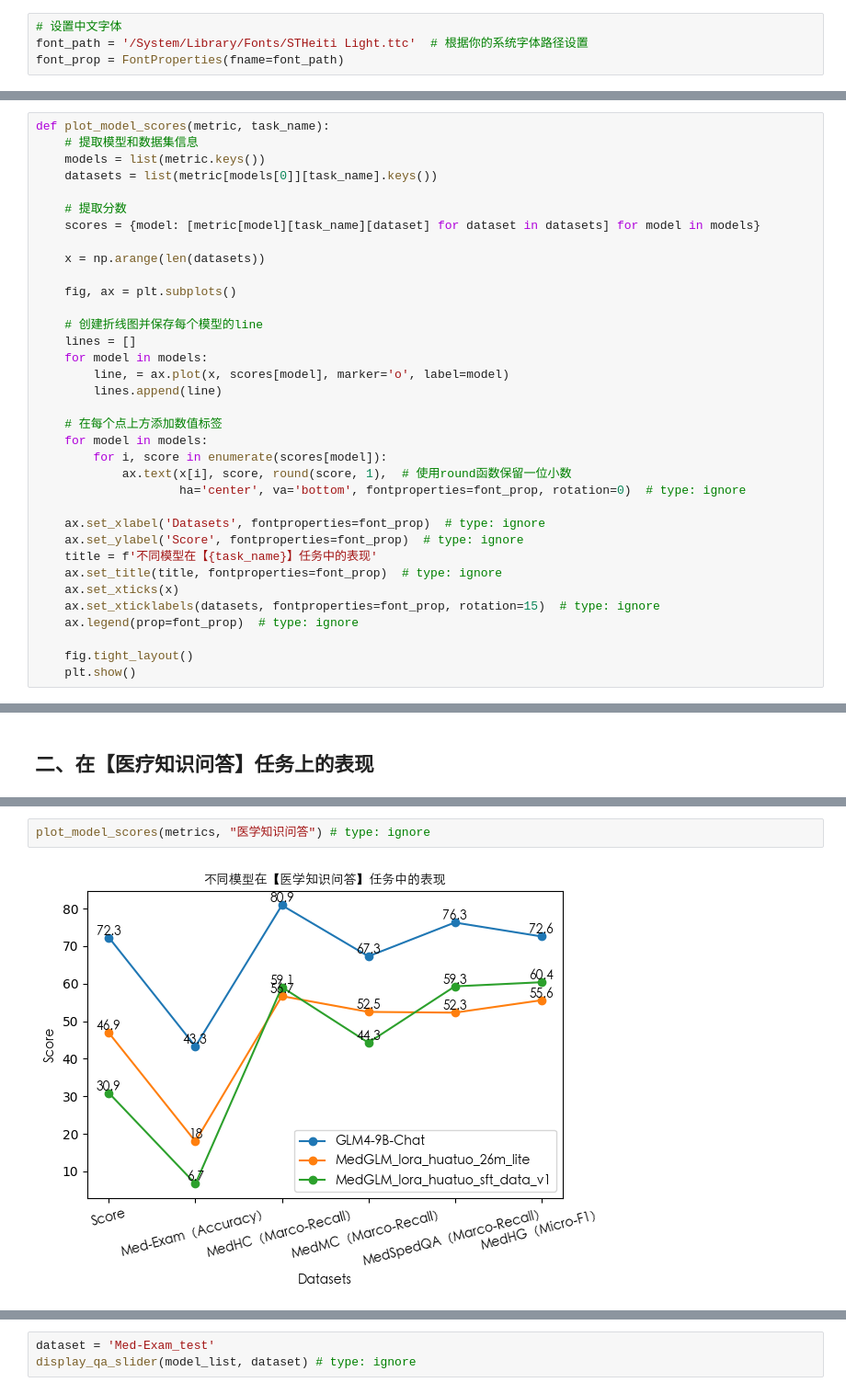
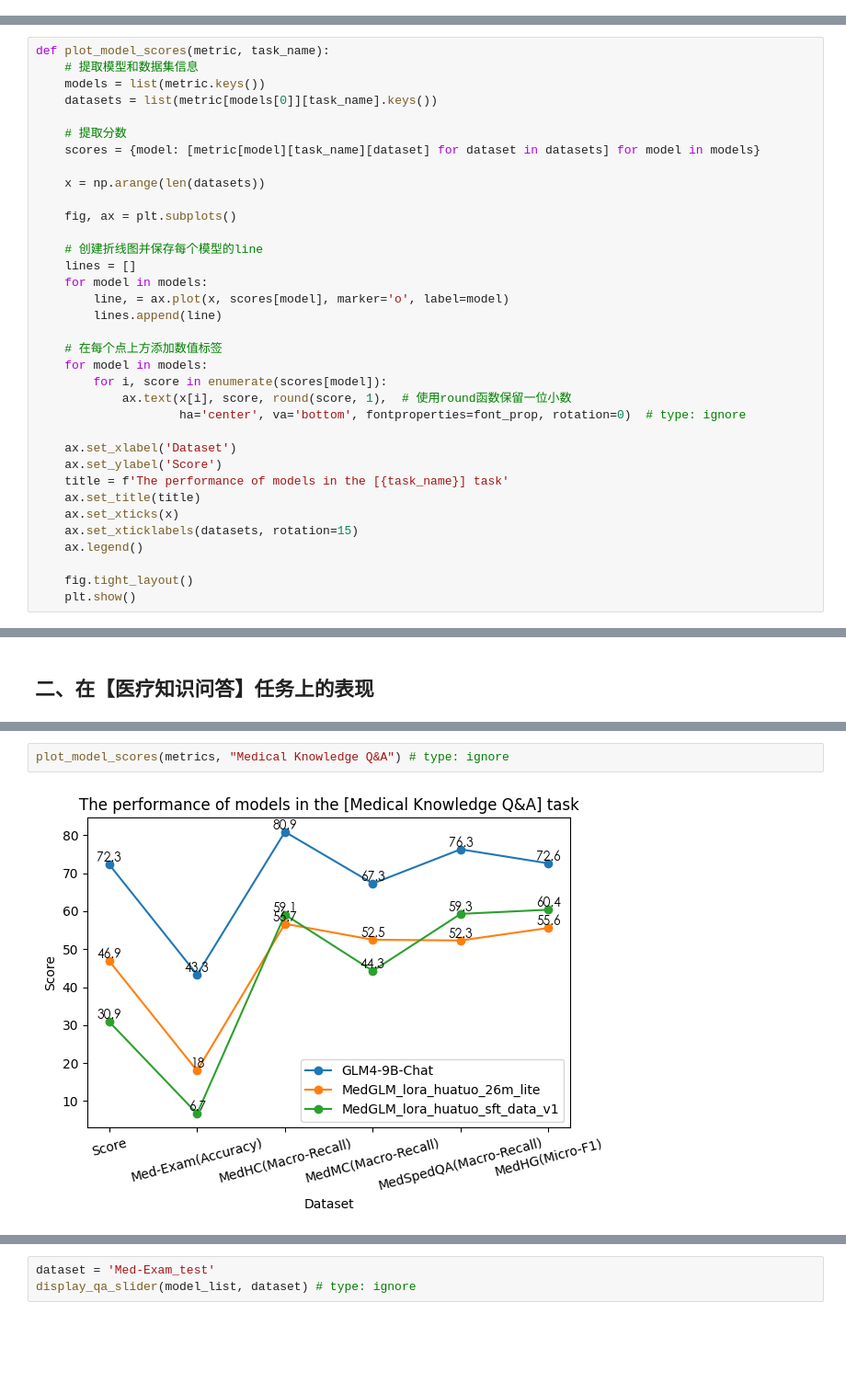
Before and after one commit to longyongchao/medglm-results-visualization, a Jupyter notebook: show_MedBench.ipynb, the cells around one changed output, grey strips where cells are left out. Shown at 92% size. Drawn from its saved outputs; the diff is of its cells as text; blank space fills up the shorter version.

```diff
--- a/show_MedBench.ipynb
+++ b/show_MedBench.ipynb
@@ -24,7 +22,3 @@ model_list = ['GLM4-9B-chat', 'MedGLM_lora_huatuo_26m_lite', 'MedGLM_lora_huatuo
 
 with open(METRICS_PATH, 'r', encoding='utf-8') as f:
     metrics = json.load(f)
-# %%
-# 设置中文字体
-font_path = '/System/Library/Fonts/STHeiti Light.ttc'  # 根据你的系统字体路径设置
-font_prop = FontProperties(fname=font_path)
@@ -53,13 +85,13 @@ def plot_model_scores(metric, task_name):
             ax.text(x[i], score, round(score, 1),  # 使用round函数保留一位小数
                     ha='center', va='bottom', fontproperties=font_prop, rotation=0)  # type: ignore
 
-    ax.set_xlabel('Datasets', fontproperties=font_prop)  # type: ignore
-    ax.set_ylabel('Score', fontproperties=font_prop)  # type: ignore
-    title = f'不同模型在【{task_name}】任务中的表现'
-    ax.set_title(title, fontproperties=font_prop)  # type: ignore
+    ax.set_xlabel('Dataset')
+    ax.set_ylabel('Score')
+    title = f'The performance of models in the [{task_name}] task'
+    ax.set_title(title)
     ax.set_xticks(x)
-    ax.set_xticklabels(datasets, fontproperties=font_prop, rotation=15)  # type: ignore
-    ax.legend(prop=font_prop)  # type: ignore
+    ax.set_xticklabels(datasets, rotation=15)
+    ax.legend()
 
     fig.tight_layout()
     plt.show()
@@ -154,4 +173,4 @@ plt.show()
 # %%
-plot_model_scores(metrics, "医学知识问答") # type: ignore
+plot_model_scores(metrics, "Medical Knowledge Q&A") # type: ignore
 # %% [output]
-[figure, old version]
+[figure, new version]
```
Also changed, not shown: parts of 12 cells of this notebook, 1 other file.
